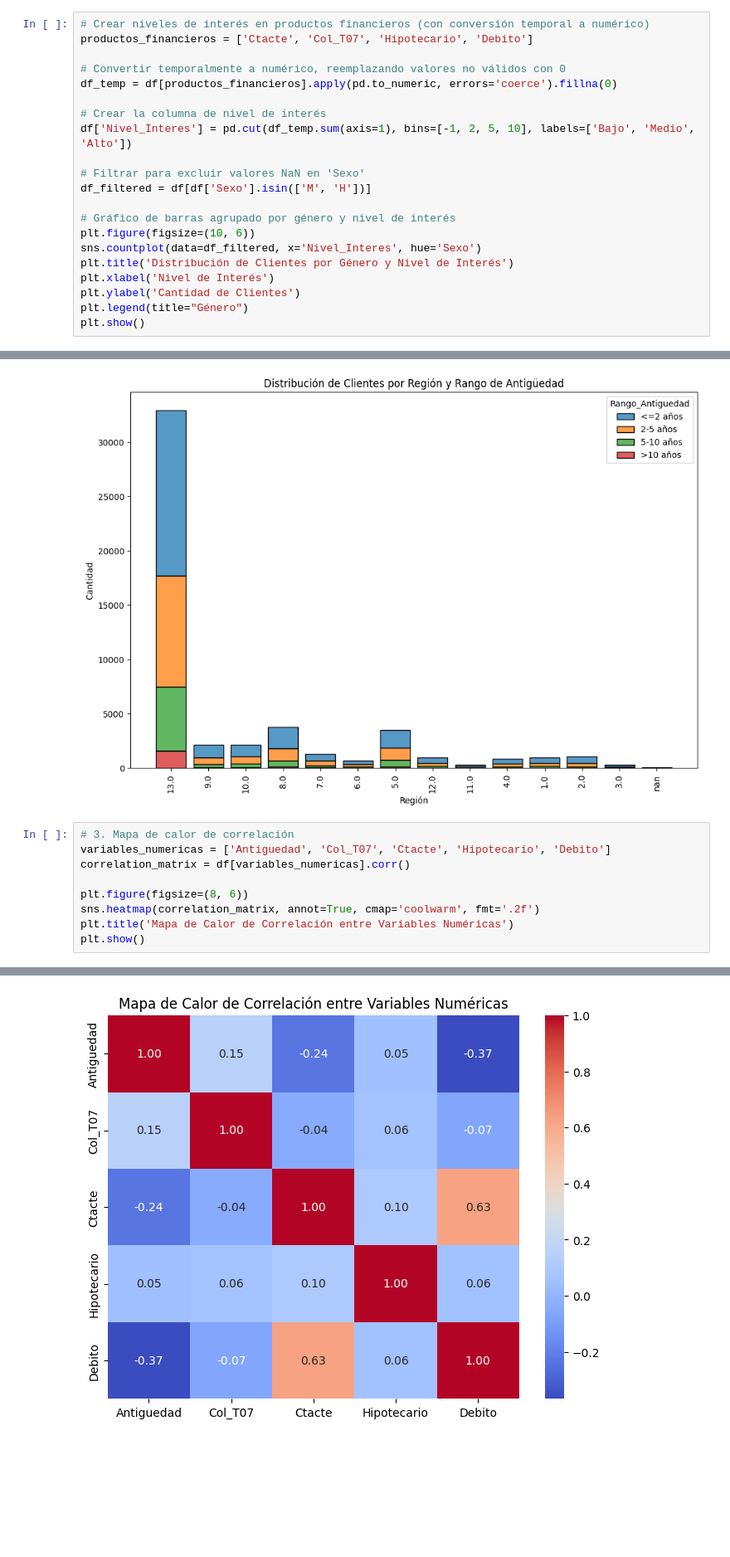
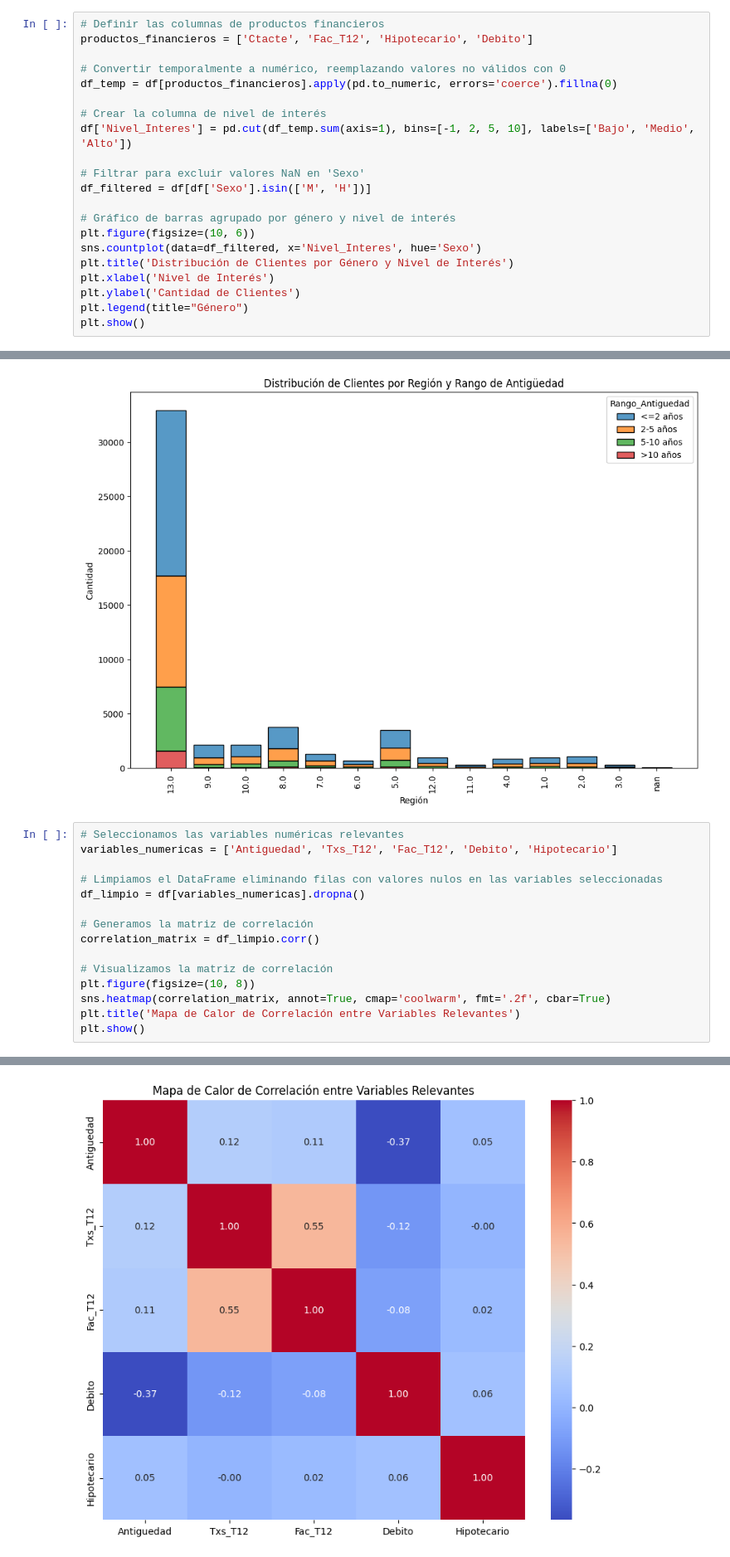
Before and after one commit to JuanAmpuero06/monopoly, a Jupyter notebook: notebooks/Phase 2 understanding the data.ipynb, the cells around one changed output, grey strips where cells are left out. Shown at 83% size. Drawn from its saved outputs; the diff is of its cells as text; blank space fills up the shorter version.

```diff
--- a/notebooks/Phase 2 understanding the data.ipynb
+++ b/notebooks/Phase 2 understanding the data.ipynb
@@ -118,6 +106,6 @@ plt.show()
 # %%
-# Crear niveles de interés en productos financieros (con conversión temporal a numérico)
-productos_financieros = ['Ctacte', 'Col_T07', 'Hipotecario', 'Debito']
+# Definir las columnas de productos financieros
+productos_financieros = ['Ctacte', 'Fac_T12', 'Hipotecario', 'Debito']
 
 # Convertir temporalmente a numérico, reemplazando valores no válidos con 0
 df_temp = df[productos_financieros].apply(pd.to_numeric, errors='coerce').fillna(0)
@@ -159,15 +147,21 @@ plt.show()
 [interactive output not drawn]
 [figure]
 # %%
-# 3. Mapa de calor de correlación
-variables_numericas = ['Antiguedad', 'Col_T07', 'Ctacte', 'Hipotecario', 'Debito']
-correlation_matrix = df[variables_numericas].corr()
+# Seleccionamos las variables numéricas relevantes
+variables_numericas = ['Antiguedad', 'Txs_T12', 'Fac_T12', 'Debito', 'Hipotecario']
 
-plt.figure(figsize=(8, 6))
-sns.heatmap(correlation_matrix, annot=True, cmap='coolwarm', fmt='.2f')
-plt.title('Mapa de Calor de Correlación entre Variables Numéricas')
+# Limpiamos el DataFrame eliminando filas con valores nulos en las variables seleccionadas
+df_limpio = df[variables_numericas].dropna()
+
+# Generamos la matriz de correlación
+correlation_matrix = df_limpio.corr()
+
+# Visualizamos la matriz de correlación
+plt.figure(figsize=(10, 8))
+sns.heatmap(correlation_matrix, annot=True, cmap='coolwarm', fmt='.2f', cbar=True)
+plt.title('Mapa de Calor de Correlación entre Variables Relevantes')
 plt.show()
 # %% [output]
 [interactive output not drawn]
-[figure, old version]
+[figure, new version]
 # %%
```
Also changed, not shown: parts of 9 cells of this notebook, 1 other file.
